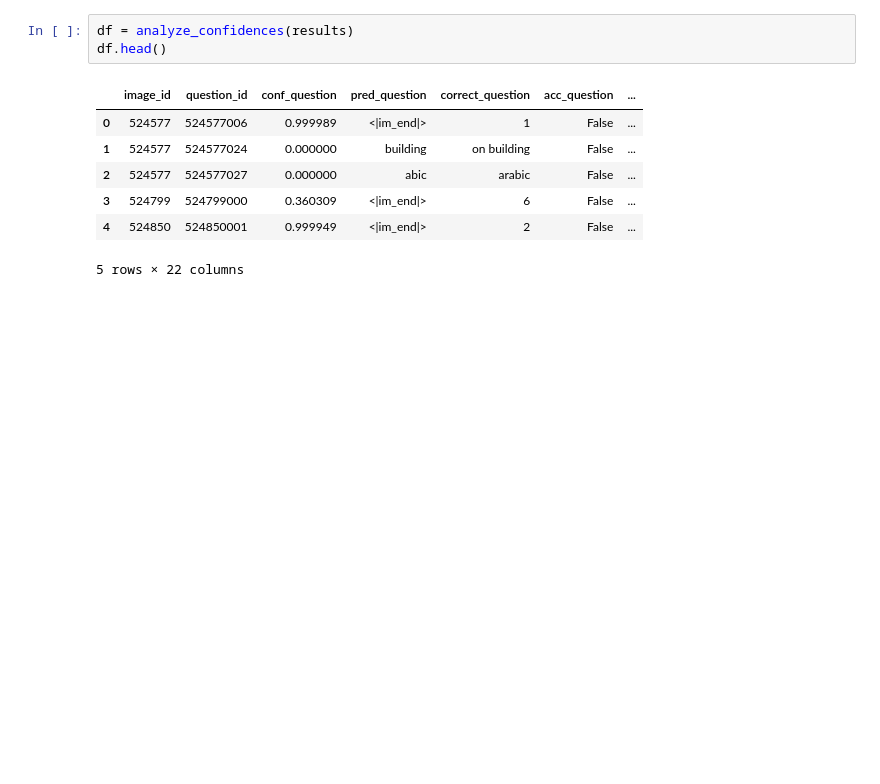
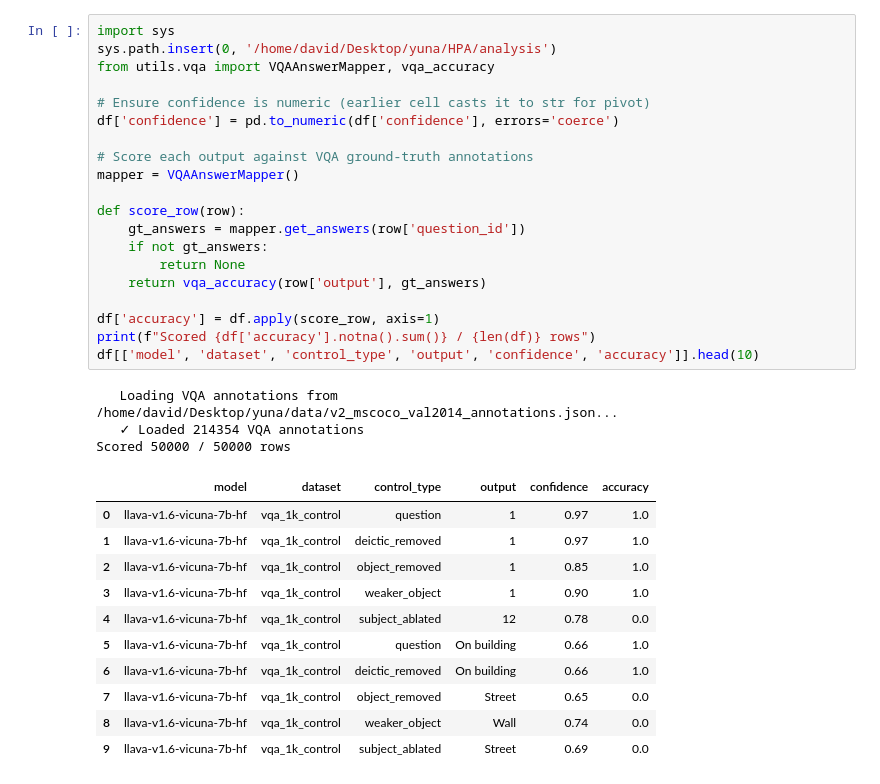
Before and after one commit to unolop/HPA, a Jupyter notebook: analysis/notebook/confidence.ipynb, the cells around one changed output. Cells and saved outputs as stored; diff of their text form; blank space fills up the shorter version.

Commit message:
analysis

```diff
--- a/analysis/notebook/confidence.ipynb
+++ b/analysis/notebook/confidence.ipynb
@@ -125,11 +132,35 @@ table.round(3)
 # %%
-df = analyze_confidences(results)
-df.head()
+import sys
+sys.path.insert(0, '/home/david/Desktop/yuna/HPA/analysis')
+from utils.vqa import VQAAnswerMapper, vqa_accuracy
+
+# Ensure confidence is numeric (earlier cell casts it to str for pivot)
+df['confidence'] = pd.to_numeric(df['confidence'], errors='coerce')
+
+# Score each output against VQA ground-truth annotations
+mapper = VQAAnswerMapper()
+
+def score_row(row):
+    gt_answers = mapper.get_answers(row['question_id'])
+    if not gt_answers:
+        return None
+    return vqa_accuracy(row['output'], gt_answers)
+
+df['accuracy'] = df.apply(score_row, axis=1)
+print(f"Scored {df['accuracy'].notna().sum()} / {len(df)} rows")
+df[['model', 'dataset', 'control_type', 'output', 'confidence', 'accuracy']].head(10)
 # %% [output]
+   Loading VQA annotations from /home/david/Desktop/yuna/data/v2_mscoco_val2014_annotations.json...
+   ✓ Loaded 214354 VQA annotations
+Scored 50000 / 50000 rows
-|  | image_id | question_id | conf_question | pred_question | correct_question | acc_question | ... |
-| 0 | 524577 | 524577006 | 0.999989 | <|im_end|> | 1 | False | ... |
-| 1 | 524577 | 524577024 | 0.000000 | building | on building | False | ... |
-| 2 | 524577 | 524577027 | 0.000000 | abic | arabic | False | ... |
-| 3 | 524799 | 524799000 | 0.360309 | <|im_end|> | 6 | False | ... |
-| 4 | 524850 | 524850001 | 0.999949 | <|im_end|> | 2 | False | ... |
+|  | model | dataset | control_type | output | confidence | accuracy |
+| 0 | llava-v1.6-vicuna-7b-hf | vqa_1k_control | question | 1 | 0.97 | 1.0 |
+| 1 | llava-v1.6-vicuna-7b-hf | vqa_1k_control | deictic_removed | 1 | 0.97 | 1.0 |
+| 2 | llava-v1.6-vicuna-7b-hf | vqa_1k_control | object_removed | 1 | 0.85 | 1.0 |
+| 3 | llava-v1.6-vicuna-7b-hf | vqa_1k_control | weaker_object | 1 | 0.90 | 1.0 |
+| 4 | llava-v1.6-vicuna-7b-hf | vqa_1k_control | subject_ablated | 12 | 0.78 | 0.0 |
+| 5 | llava-v1.6-vicuna-7b-hf | vqa_1k_control | question | On building | 0.66 | 1.0 |
+| 6 | llava-v1.6-vicuna-7b-hf | vqa_1k_control | deictic_removed | On building | 0.66 | 1.0 |
+| 7 | llava-v1.6-vicuna-7b-hf | vqa_1k_control | object_removed | Street | 0.65 | 0.0 |
+| 8 | llava-v1.6-vicuna-7b-hf | vqa_1k_control | weaker_object | Wall | 0.74 | 0.0 |
+| 9 | llava-v1.6-vicuna-7b-hf | vqa_1k_control | subject_ablated | Street | 0.69 | 0.0 |
-5 rows × 22 columns
```
Also changed, not shown: parts of 7 cells of this notebook, 9 other files.
